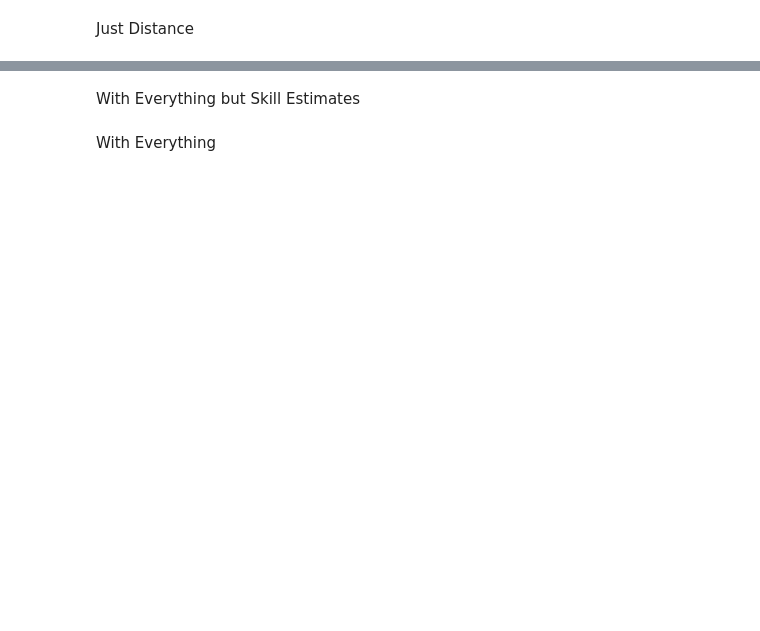
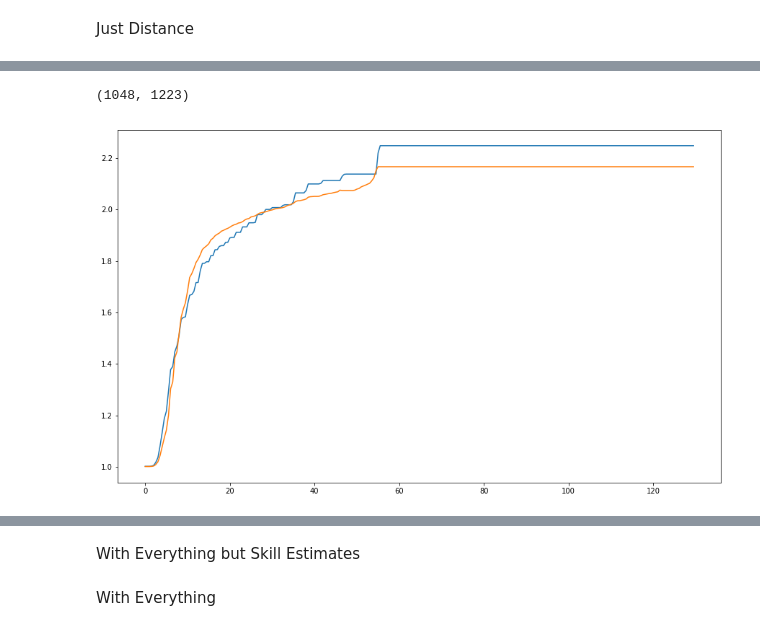
Before and after one commit to adamwlev/StrokesGained2, a Jupyter notebook: Exploration/Untitled11.ipynb, the cells around one changed output, grey strips where cells are left out. Saved outputs shown, nothing was run; the diff lists cells and outputs as text; code cells hidden in the pictures; blank space fills up the shorter version.

```diff
--- a/Exploration/Untitled11.ipynb
+++ b/Exploration/Untitled11.ipynb
@@ -135,0 +153,12 @@ eval_pct = [.05,.20]
+# %%
+def psuedo_huber(preds, dtrain):
+    labels = dtrain.get_label()
+    delta = psuedo_huber.delta
+    resids = preds - labels
+    grad = resids * (1 + (resids/delta)**2)**(-.5)
+    hess = (1 + (resids/delta)**2)**(-1.5)
+    return grad, hess
+# %%
+psuedo_huber.delta = .6
+# %%
+dmat = xgb.DMatrix(X_train,label=y[train])
@@ -135,0 +206,24 @@ eval_pct = [.05,.20]
+# %%
+bst.best_ntree_limit,bst2.best_ntree_limit
+# %% [output]
+(1048, 1223)
+# %%
+y1, y2 = [],[]
+for dist in np.arange(0.01,130,.5):
+    x = np.zeros(X_train.shape[1])
+    x[0], x[1], x[2], x[3], x[4], x[5], x[6] = dist, 0, .5, 0, .5, 0, 60
+    x = csc_matrix(x[None,:])
+    dmat_ = xgb.DMatrix(x)
+    y1.append(bst.predict(dmat_))
+    x = np.zeros(X_train.shape[1])
+    x[0], x[1], x[2], x[3], x[4], x[5], x[6] = dist, 0, .5, 0, .5, 0, 60
+    x = csc_matrix(x[None,:])
+    dmat_1 = xgb.DMatrix(x)
+    y2.append(bst2.predict(dmat_1))
+# %%
+fig,ax = plt.subplots(1,1,figsize=(15,9))
+plt.plot(np.arange(0.01,130,.5),y1);
+plt.plot(np.arange(0.01,130,.5),y2);
+#plt.plot(np.arange(30,1200,.5),np.array(y2)-np.array(y1));
+# %% [output]
+[figure, added]
```
Also changed, not shown: parts of 40 cells of this notebook, 12 other files.
